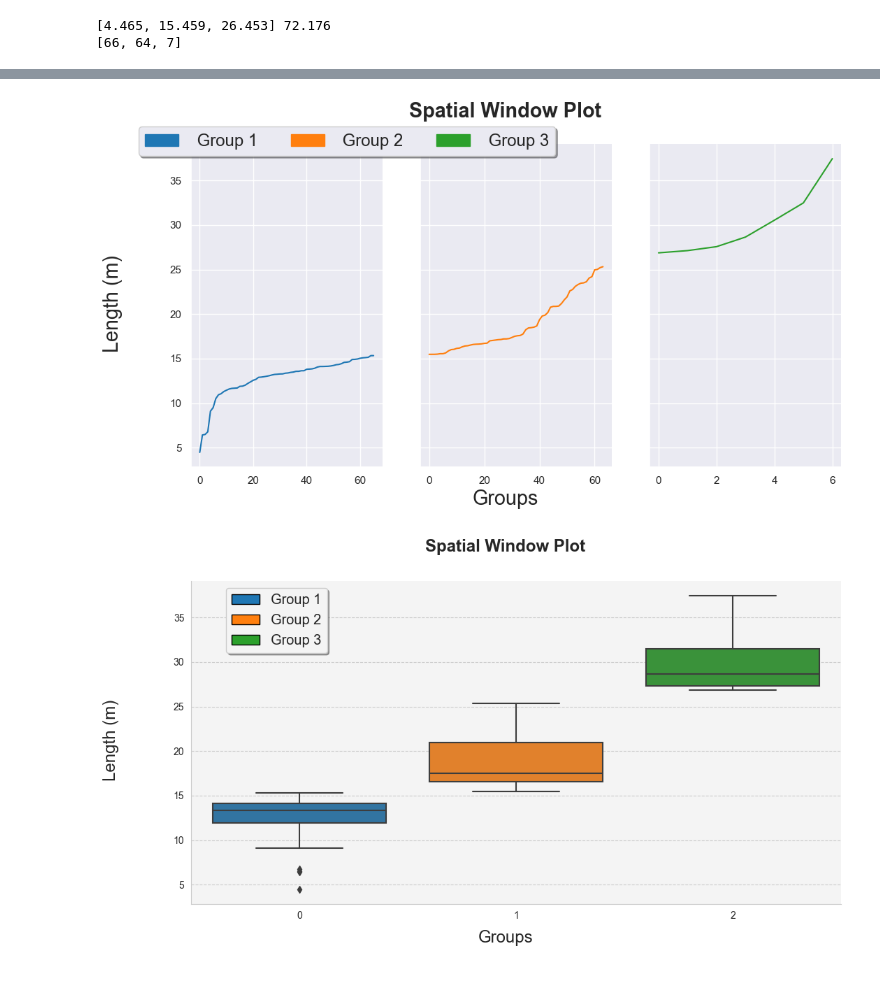
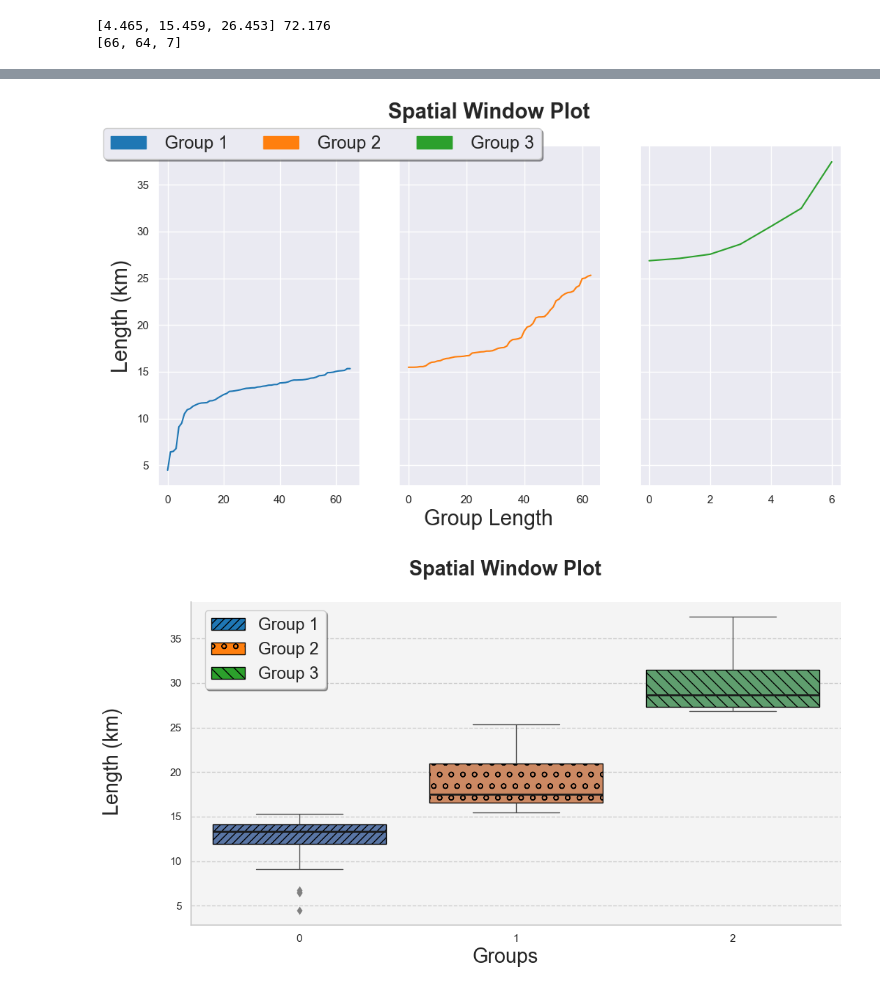
Before and after one commit to CamiloHMS/london_routing, a Jupyter notebook: responses_plot.ipynb, the cells around one changed output, grey strips where cells are left out. Saved outputs shown, nothing was run; the diff lists cells and outputs as text; code cells hidden in the pictures.

Commit message:
image pat

```diff
--- a/responses_plot.ipynb
+++ b/responses_plot.ipynb
@@ -246,36 +270,38 @@ group 3
 # %%
 fig, (ax0, ax1, ax2) = plt.subplots(nrows=1, ncols=3, sharex=False,sharey=True,
                                     figsize=(12, 6))
 values1 = sorted(series_wind1.values.tolist())
 values2 = sorted(series_wind2.values.tolist())
 values3 = sorted(series_wind3.values.tolist())
 
 ax0.plot(range(len(values1)), values1,color="tab:blue",label='group 1',linestyle="solid")
 ax1.plot(range(len(values2)), values2,color="tab:orange",label='group 2',linestyle="solid")
 ax2.plot(range(len(values3)), values3,color="tab:green",label='group 3',linestyle="solid")
 
 leg_g1 = mpatches.Patch(color="tab:blue",label=" Group 1")
 leg_g2 = mpatches.Patch(color="tab:orange",label=" Group 2")
 leg_g3 = mpatches.Patch(color="tab:green",label=" Group 3")
 
 plt.legend(loc="upper right",
            bbox_to_anchor=(-0.45,1.08),
            ncol=3,
            fancybox=True,
            shadow=True,
            fontsize="x-large",
            handles = [leg_g1,leg_g2,leg_g3])
 
 fig.suptitle('Spatial Window Plot',fontsize="xx-large",fontweight="bold")
-fig.supxlabel("Groups",fontsize="xx-large")
-fig.supylabel("Length (m)",fontsize="xx-large")
+fig.supxlabel("Group Length",fontsize="xx-large")
+#fig.supylabel("Length (m)",fontsize="xx-large")
+
+ax0.set_ylabel("Length (km)",fontsize="xx-large")
 
 sns.set_style("whitegrid", {'grid.linestyle': '--','axes.facecolor': '#F4F4F4'})
 plt.savefig('results/plots/groups.pdf',bbox_inches="tight")
 sns.despine(top=True,left=False)
 plt.show()
 # %% [output]
-[figure, old version]
+[figure, new version]
 # %%
 fig, ax = plt.subplots(figsize=(12, 6))
 
@@ -289,11 +315,17 @@ values2 = sorted(series_wind2.values.tolist())
 values3 = sorted(series_wind3.values.tolist())
 rng = [values1,values2,values3]
 
-sns.boxplot(rng)
+flierprops = {"marker":"d",
+            'markeredgecolor': 'none',
+            'markerfacecolor': 'grey'}
+medianprops = {"color":"k","linewidth": 2}
+sns.boxplot(data=rng,patch_artist=True,boxprops=dict(edgecolor="black"),flierprops=flierprops,medianprops=medianprops)
 
-leg_g1 = mpatches.Patch(facecolor="tab:blue",label="Group 1",edgecolor='black')
-leg_g2 = mpatches.Patch(facecolor="tab:orange",label="Group 2",edgecolor='black')
-leg_g3 = mpatches.Patch(facecolor="tab:green",label="Group 3",edgecolor='black')
+hatches = ['///', 'o', '\\\\']
+
+leg_g1 = mpatches.Patch(facecolor="tab:blue",label="Group 1",edgecolor='black',hatch=hatches[0])
+leg_g2 = mpatches.Patch(facecolor="tab:orange",label="Group 2",edgecolor='black',hatch=hatches[1])
+leg_g3 = mpatches.Patch(facecolor="tab:green",label="Group 3",edgecolor='black',hatch=hatches[2])
 
 plt.legend(loc="upper right",
            bbox_to_anchor=(0.22,1),
@@ -303,16 +335,23 @@ plt.legend(loc="upper right",
            fontsize="x-large",
            handles = [leg_g1,leg_g2,leg_g3])
 
+for i, box in enumerate(ax.patches):
+    box.set_hatch(hatches[i])
+    fc = box.get_facecolor()
+    box.set_edgecolor('black')
+    box.set_facecolor(fc)
+
+
 fig.suptitle('Spatial Window Plot',fontsize="xx-large",fontweight="bold")
 fig.supxlabel("Groups",fontsize="xx-large")
-fig.supylabel("Length (m)",fontsize="xx-large")
+fig.supylabel("Length (km)",fontsize="xx-large")
 
 sns.set_style("whitegrid", {'grid.linestyle': '--','axes.facecolor': '#F4F4F4'})
 plt.savefig('results/plots/boxGroups.pdf',bbox_inches="tight")
 sns.despine(top=True,left=False)
 plt.show()
 # %% [output]
-[figure, old version]
+[figure, new version]
 # %%
 #df.groupby("setID")['ID'].count().mean()
 
```
Also changed, not shown: parts of 8 cells of this notebook, 44 other files.
